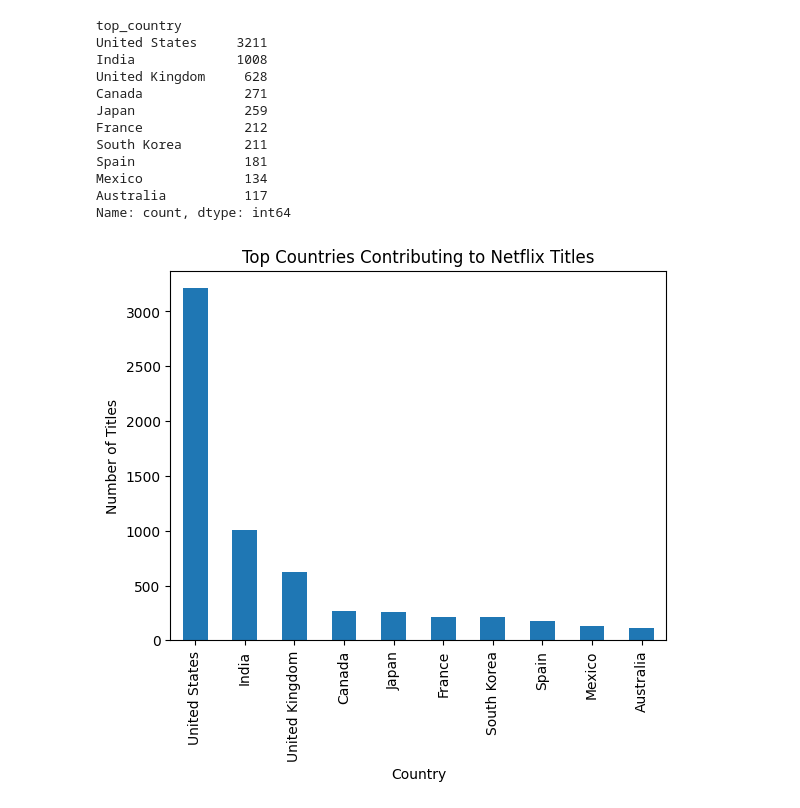
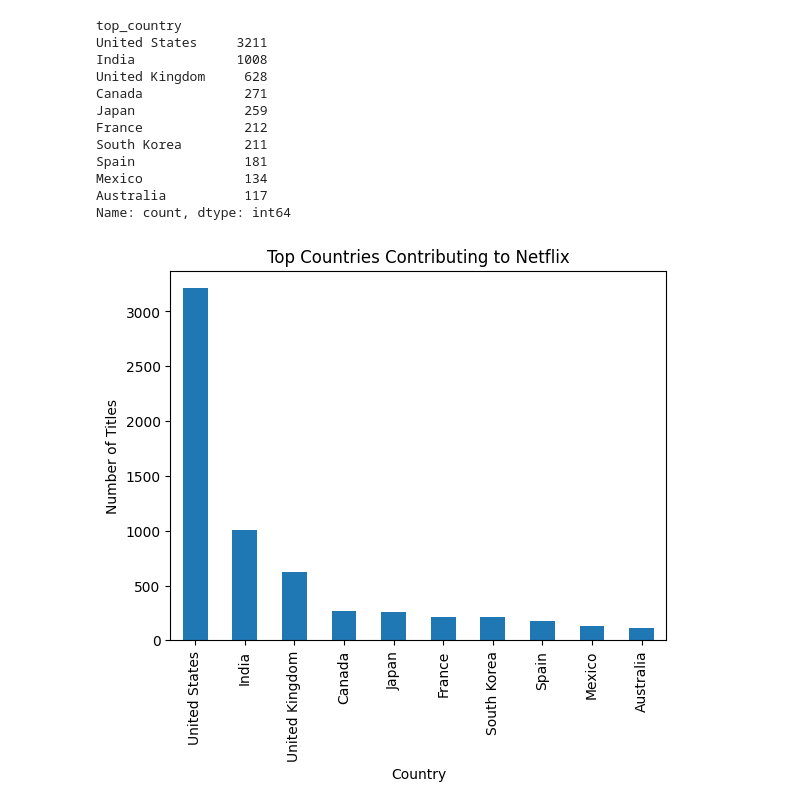
Before and after one commit to emmaltaylor/CS4379_github_assignment1, a Jupyter notebook: notebooks/analysis.ipynb, the cells around one changed output. Drawn from its saved outputs; the diff is of its cells as text; code cells hidden in the pictures.

```diff
--- a/notebooks/analysis.ipynb
+++ b/notebooks/analysis.ipynb
@@ -49,10 +47,10 @@ def create_movie_eras(year):
         return "Vintage"
     elif 1960 <= year < 2000:
         return "Classic"
-    elif 2000 <= year < 2010:
+    elif 2000 <= year < 2020:
         return "Modern"
     else:
-        return "Contemporary"
+        return "Recent"
 
 df["movie_era"] = df["release_year"].apply(create_movie_eras)
 df.head()
@@ -93,11 +91,11 @@ Name: count, dtype: int64
 # %%
 # Visual representation 1: Bar chart of top countries
 
 plt.figure()
 top_country_counts.plot(kind="bar")
-plt.title("Top Countries Contributing to Netflix Titles")
+plt.title("Top Countries Contributing to Netflix")
 plt.xlabel("Country")
 plt.ylabel("Number of Titles")
 plt.show()
 # %% [output]
-[figure, old version]
+[figure, new version]
```
Also changed, not shown: parts of 7 cells of this notebook.
